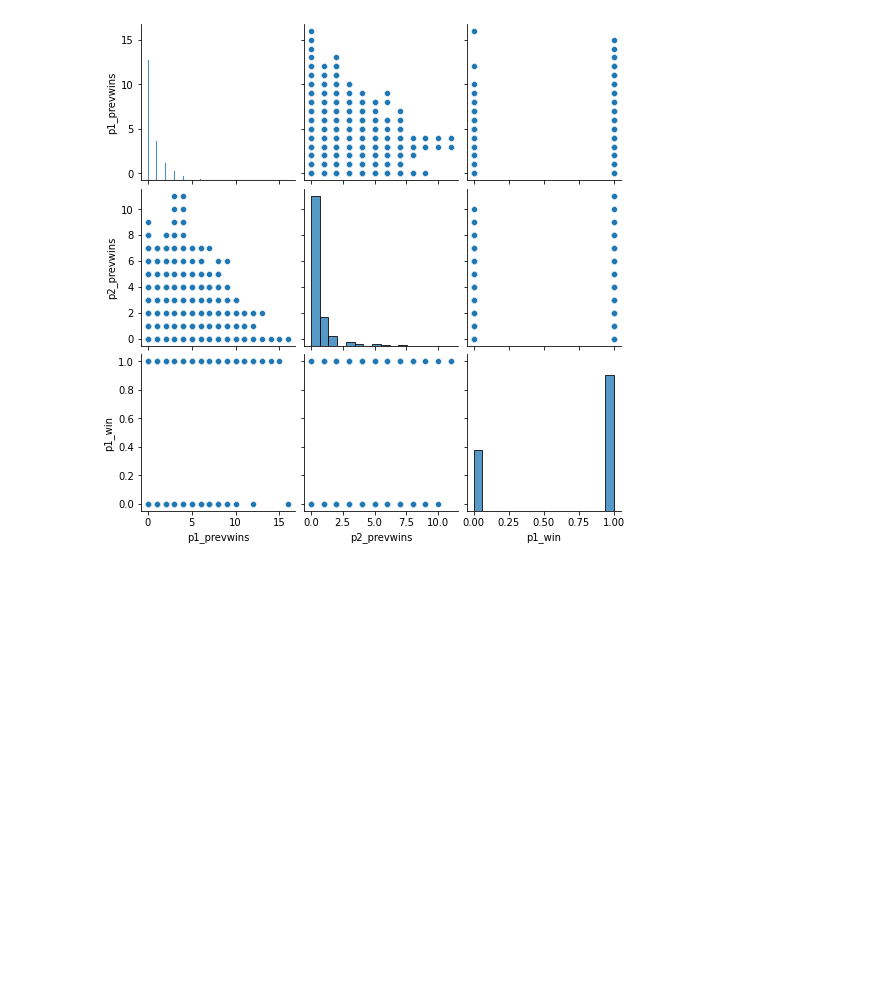
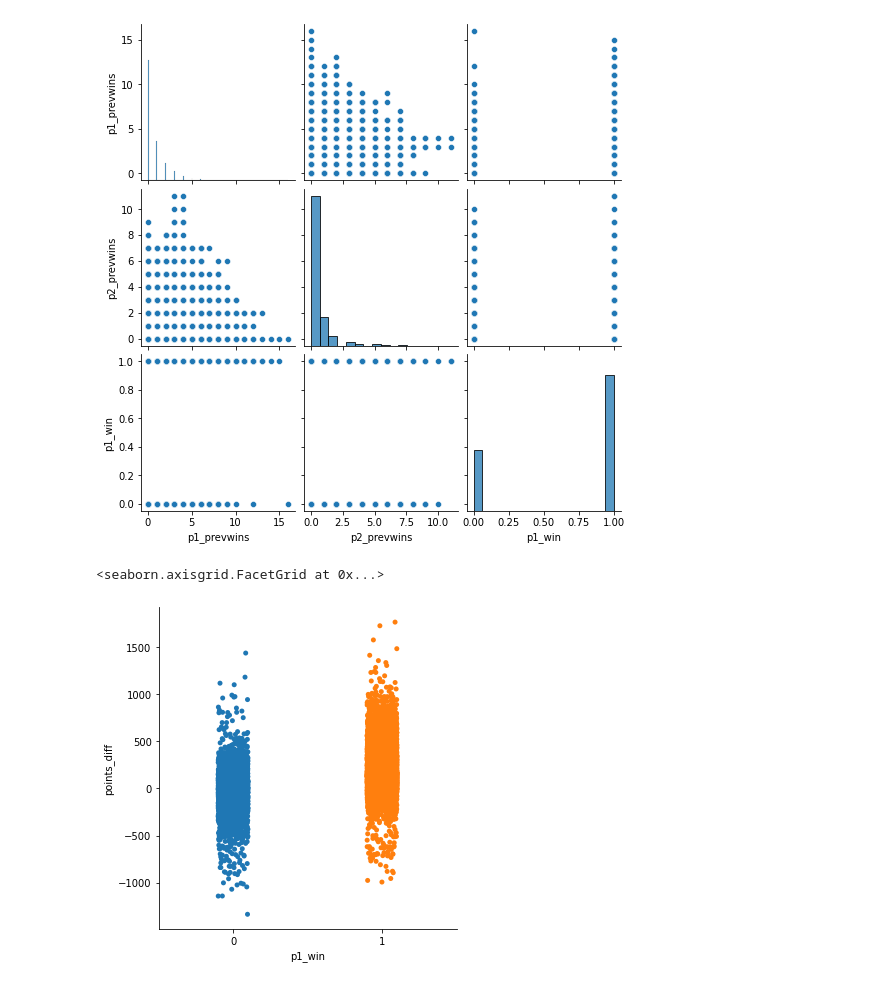
Before and after one commit to yoniyir/predict_tt, a Jupyter notebook: EDA.ipynb, the cells around one changed output. Cells and saved outputs as stored; diff of their text form; code cells hidden in the pictures; blank space fills up the shorter version.

```diff
--- a/EDA.ipynb
+++ b/EDA.ipynb
@@ -274,3 +280,8 @@ sns.pairplot(games_df[['p1_prevwins', 'p2_prevwins','p1_win']])
 # %% [output]
 <seaborn.axisgrid.PairGrid at 0x...>
 [figure]
+# %%
+sns.catplot(x="p1_win", y="points_diff", data=games_df)
+# %% [output]
+<seaborn.axisgrid.FacetGrid at 0x...>
+[figure, added]
```
Also changed, not shown: parts of 10 cells of this notebook, 2 other files.
